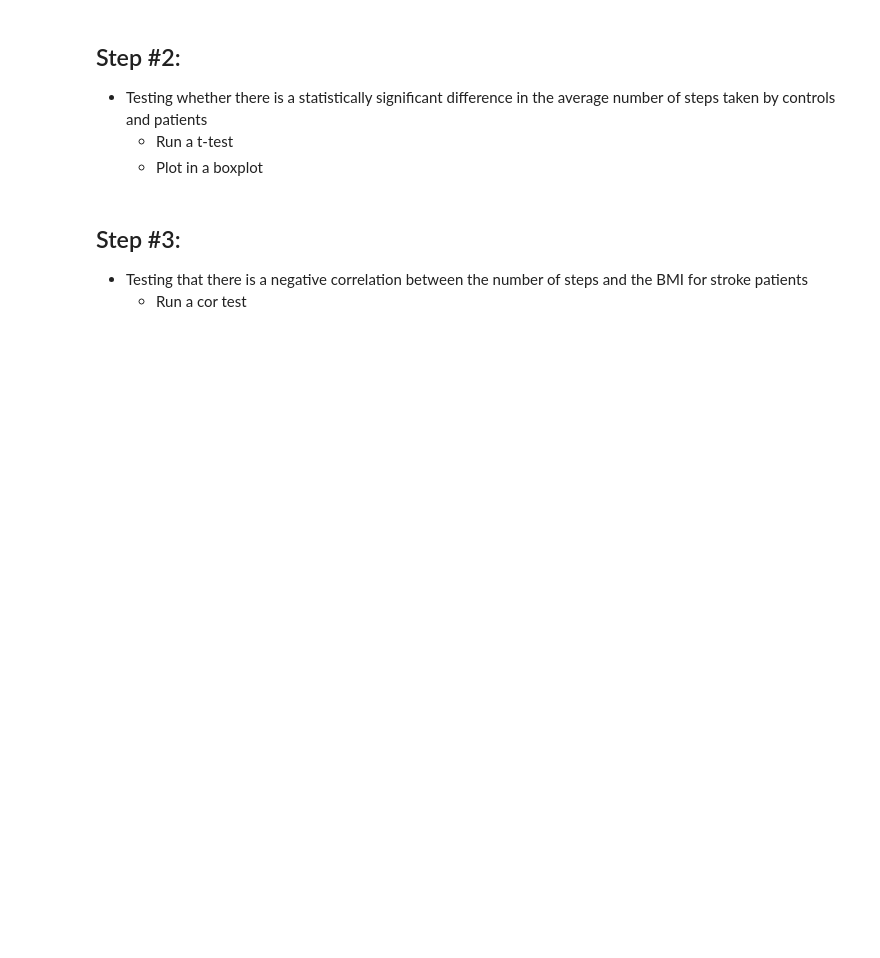
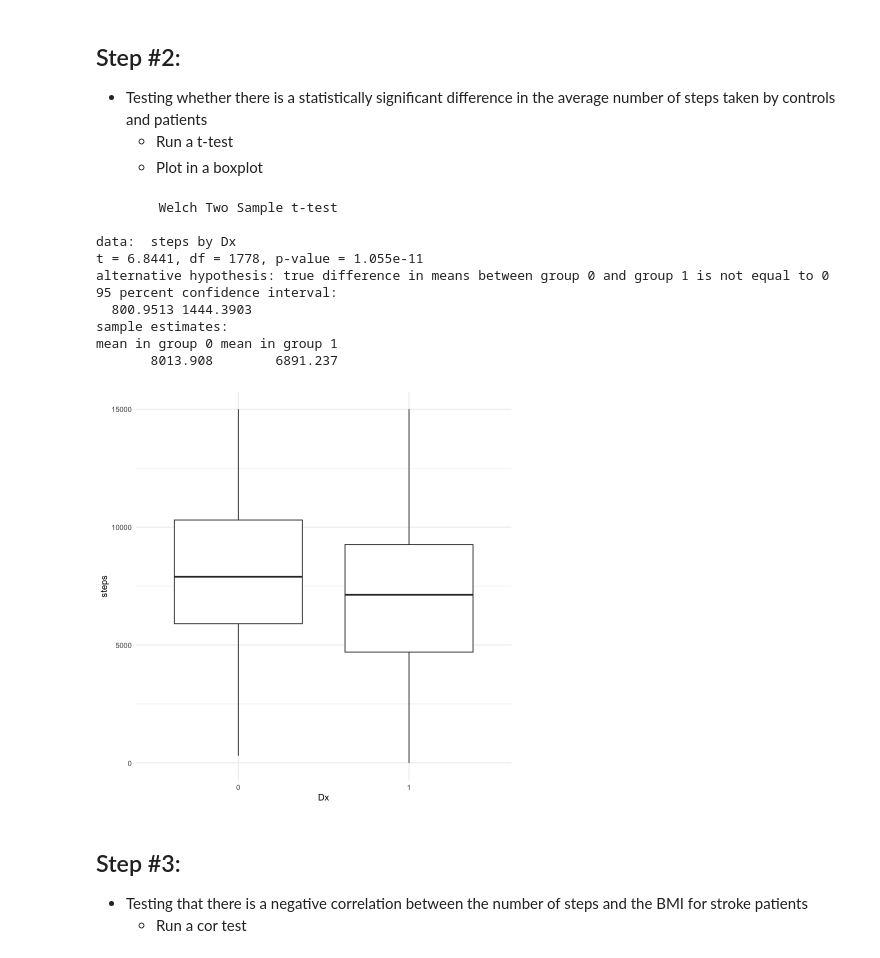
Before and after one commit to hogeveen-lab/DSPN_Fall2023_Git, a Jupyter notebook: dspn_fall2023_lecture13_visualization1_uncoded.ipynb, the cells around one changed output. Cells and saved outputs as stored; diff of their text form; code cells hidden in the pictures; blank space fills up the shorter version.

```diff
--- a/dspn_fall2023_lecture13_visualization1_uncoded.ipynb
+++ b/dspn_fall2023_lecture13_visualization1_uncoded.ipynb
@@ -61,0 +75,12 @@
+# %%
+# setting up filepaths
+# d_code <- getwd()
+# print(d_code)
+
+d_base <- '/Users/jeremyhogeveen/Dropbox/Fall_2023/teaching/PSY450_650/DSPN_Fall2023_Git/misc/data_visualization_exercise'
+
+# filenames
+f_patients <- paste(d_base,'data_patients.txt',sep='/')
+print(f_patients)
+f_controls <- paste0(d_base,'/data_controls.txt')
+print(f_controls)
@@ -61,0 +90,10 @@
+# %%
+# Reading in the data frames
+df_patients <- read_tsv(f_patients)
+df_patients <- mutate(df_patients,Dx=1)
+df_controls <- read_tsv(f_controls) %>%
+    mutate(Dx=0)
+
+# merging the data frames together
+df <- bind_rows(df_patients,df_controls)
+print(df)
@@ -64,6 +131,30 @@
 * Testing whether there is a statistically significant difference in the average number of steps taken by controls and patients
     * Run a t-test
     * Plot in a boxplot
+# %%
+# test hypothesis
+m_hypothesis1 <- t.test(steps ~ Dx, df, paired = FALSE)
+print(m_hypothesis1)
+
+# plotting the data in a scatterplot by group
+df <- df %>%
+    mutate(Dx = as.factor(Dx))
+
+ggplot(df,aes(x = Dx, y = steps)) +
+    geom_boxplot() +
+    theme_minimal()
+# %% [output]
+        Welch Two Sample t-test
+
+data:  steps by Dx
+t = 6.8441, df = 1778, p-value = 1.055e-11
+alternative hypothesis: true difference in means between group 0 and group 1 is not equal to 0
+95 percent confidence interval:
+  800.9513 1444.3903
+sample estimates:
+mean in group 0 mean in group 1
+       8013.908        6891.237
+[figure, added]
 # %% [markdown]
 ## Step #3:
 * Testing that there is a negative correlation between the number of steps and the BMI for stroke patients
```
Also changed, not shown: parts of 6 cells of this notebook, 2 other files.
